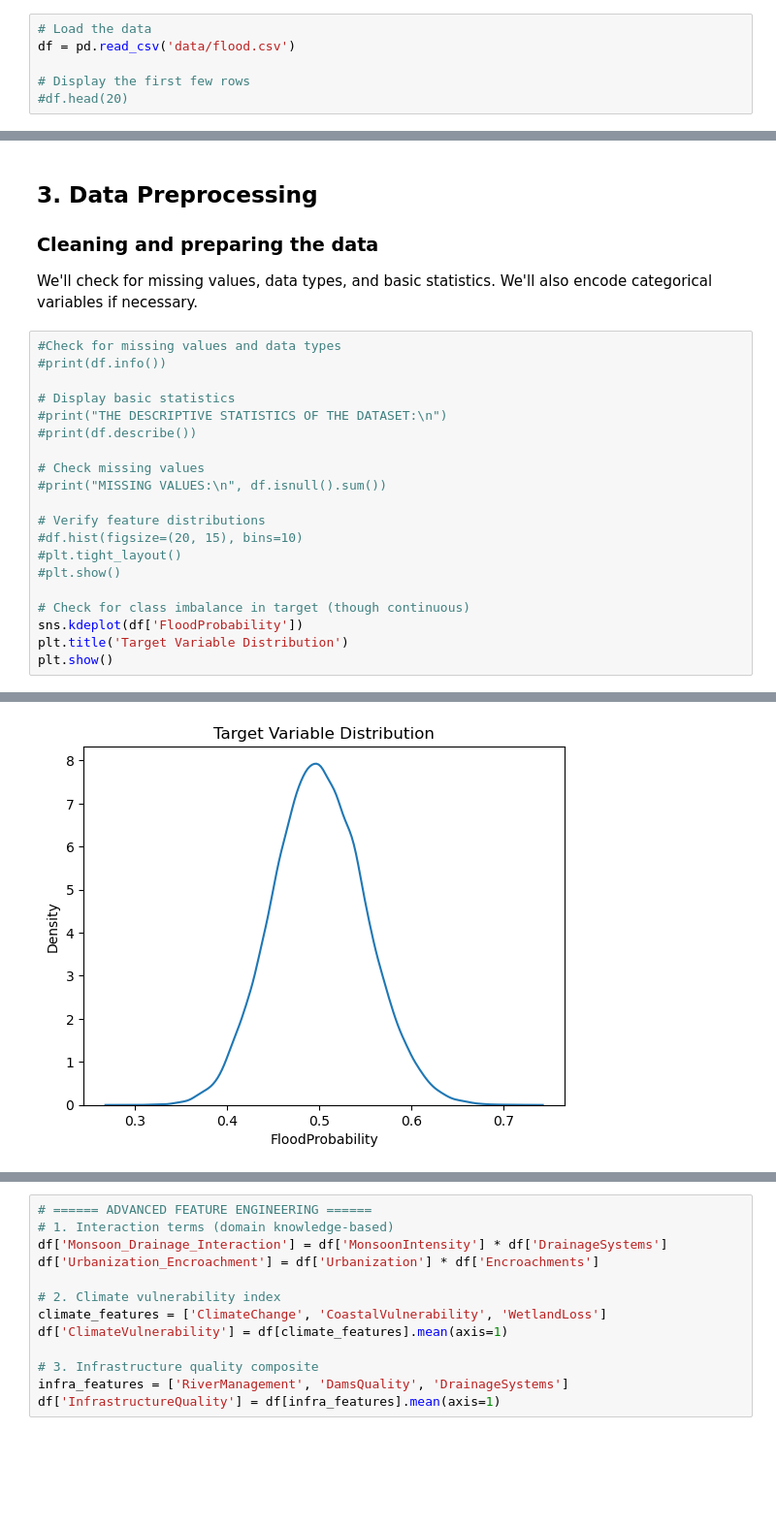
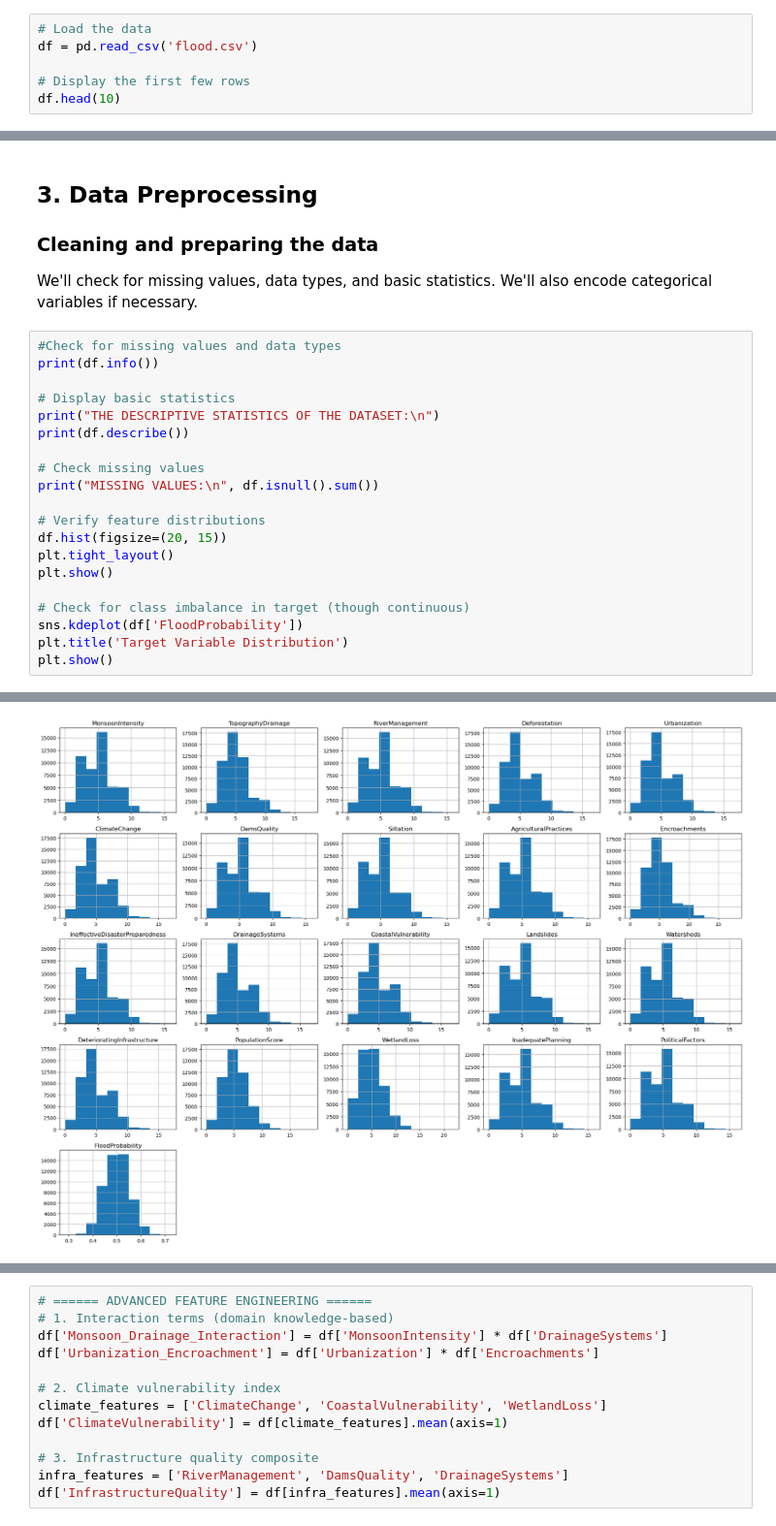
Before and after one commit to Tj-Dave/SmartByte-ML, a Jupyter notebook: flood_predictor_updated.ipynb, the cells around one changed output, grey strips where cells are left out. Shown: that part at 97% size. Drawn from its saved outputs; the diff is of its cells as text; blank space fills up the shorter version.

```diff
--- a/flood_predictor_updated.ipynb
+++ b/flood_predictor_updated.ipynb
@@ -20,7 +39,7 @@ What data do we have?
 Let's load the data and take a look at its structure.
 # %%
 # Load the data
-df = pd.read_csv('data/flood.csv')
+df = pd.read_csv('flood.csv')
 
 # Display the first few rows
-#df.head(20)
+df.head(10)
@@ -30,19 +62,19 @@ df = pd.read_csv('data/flood.csv')
 We'll check for missing values, data types, and basic statistics. We'll also encode categorical variables if necessary.
 # %%
 #Check for missing values and data types
-#print(df.info())
+print(df.info())
 
 # Display basic statistics
-#print("THE DESCRIPTIVE STATISTICS OF THE DATASET:\n")
-#print(df.describe())
+print("THE DESCRIPTIVE STATISTICS OF THE DATASET:\n")
+print(df.describe())
 
 # Check missing values
-#print("MISSING VALUES:\n", df.isnull().sum())
+print("MISSING VALUES:\n", df.isnull().sum())
 
 # Verify feature distributions
-#df.hist(figsize=(20, 15), bins=10)
-#plt.tight_layout()
-#plt.show()
+df.hist(figsize=(20, 15))
+plt.tight_layout()
+plt.show()
 
 # Check for class imbalance in target (though continuous)
 sns.kdeplot(df['FloodProbability'])
@@ -52 +101 @@ plt.show()
-[figure, old version]
+[figure, new version]
```
Also changed, not shown: parts of 12 cells of this notebook, 1 other file.
